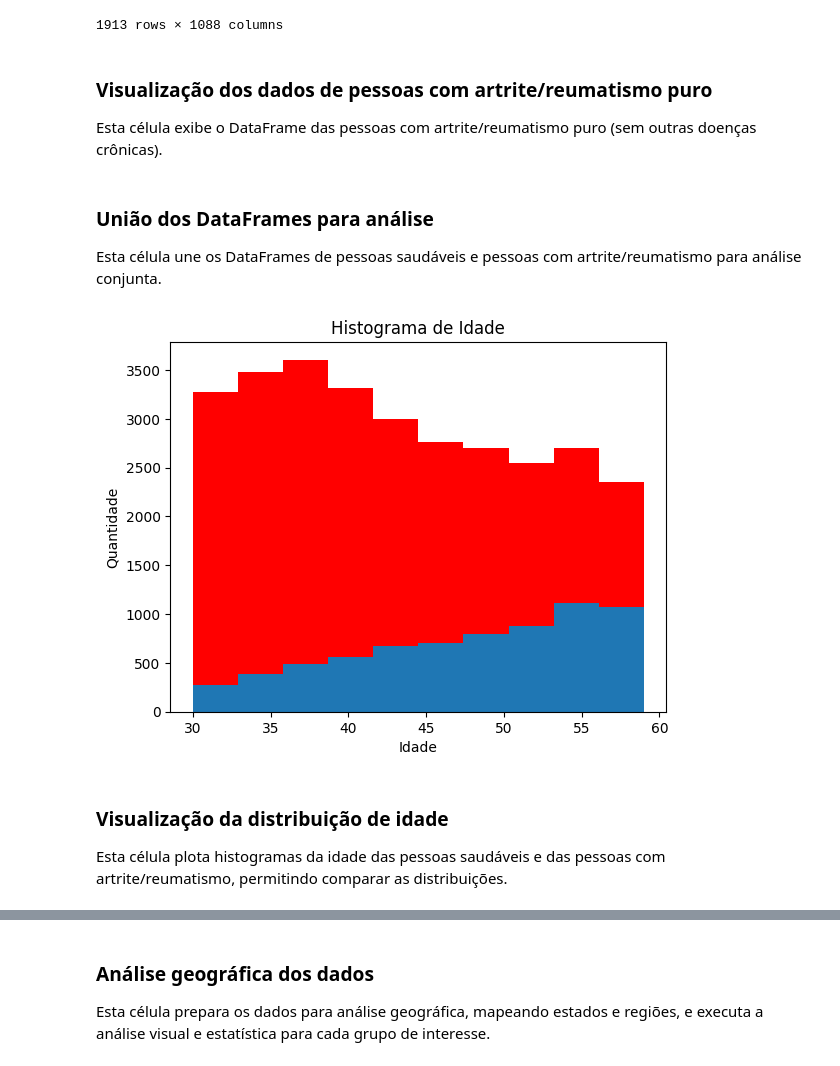
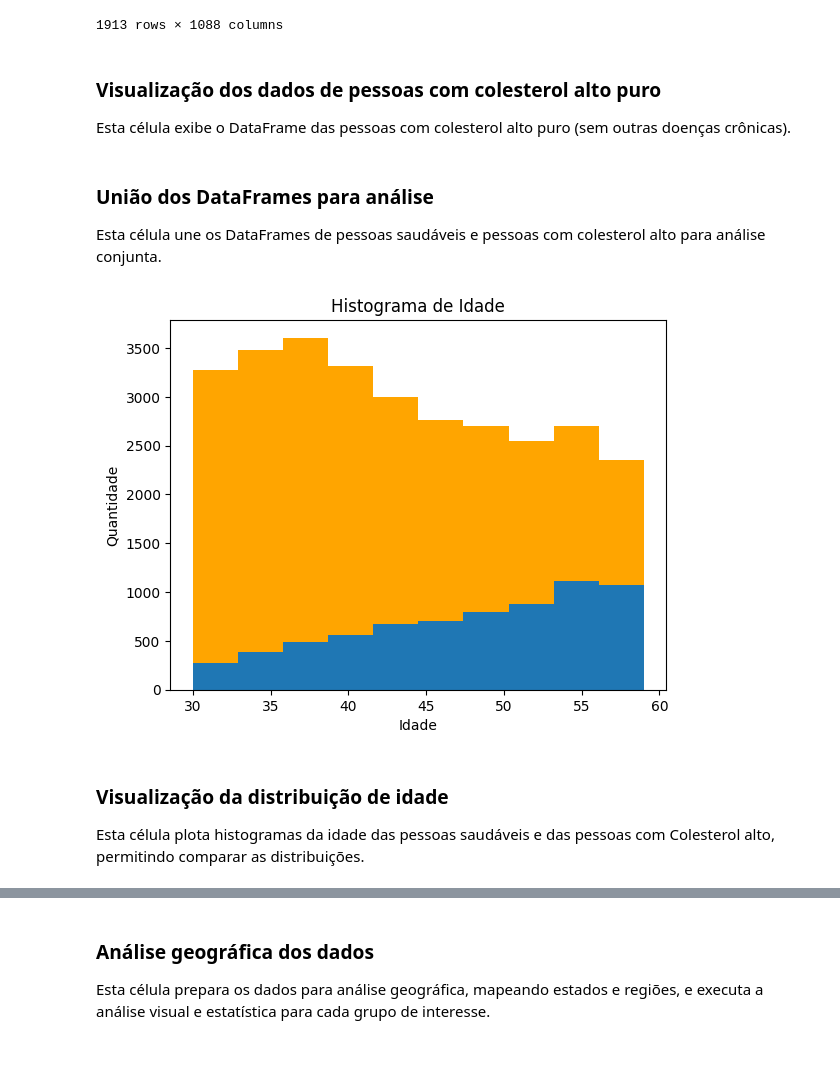
Before and after one commit to Gui28112006/Projeto-PNS-2019, a Jupyter notebook: notebooks/pessoas_saudaveis.ipynb, the cells around one changed output, grey strips where cells are left out. Cells and saved outputs as stored; diff of their text form; code cells hidden in the pictures.

Commit message:
Atualiza notebook e resultados da análise

```diff
--- a/notebooks/pessoas_saudaveis.ipynb
+++ b/notebooks/pessoas_saudaveis.ipynb
@@ -184,32 +184,34 @@ df_atri_reu_puro
 | 293650 | Distrito Federal | 5310220 | 530041727 | 1 | 1 | 2019 | 2.0 | 2 | 1 | 1.0 | ... | ... |
 1913 rows × 1088 columns
 # %% [markdown]
-### Visualização dos dados de pessoas com artrite/reumatismo puro
-Esta célula exibe o DataFrame das pessoas com artrite/reumatismo puro (sem outras doenças crônicas).
+### Visualização dos dados de pessoas com colesterol alto puro
+Esta célula exibe o DataFrame das pessoas com colesterol alto puro (sem outras doenças crônicas).
 # %%
 # Une os DataFrames de pessoas saudáveis e pessoas com artrite/reumatismo
 df_uniao = pd.concat([df_bem, df_atri_reu])
 # %% [markdown]
 ### União dos DataFrames para análise
-Esta célula une os DataFrames de pessoas saudáveis e pessoas com artrite/reumatismo para análise conjunta.
+Esta célula une os DataFrames de pessoas saudáveis e pessoas com colesterol alto para análise conjunta.
 # %%
 # Plota o histograma da idade das pessoas do DataFrame df_uniao em vermelho
-plt.hist(df_uniao['Idade'], color='red')
+plt.hist(df_uniao['Idade'], color='orange')
 # Plota o histograma da idade das pessoas com artrite/reumatismo
 plt.hist(df_atri_reu['Idade'])
 # Adiciona o título ao gráfico
 plt.title('Histograma de Idade')
 # Adiciona o rótulo do eixo X
 plt.xlabel('Idade')
 # Adiciona o rótulo do eixo Y
 plt.ylabel('Quantidade')
+#salva o grafico
+plt.savefig('graficos/colesterol_histograma_idade.png', dpi=300, bbox_inches='tight')
 # Exibe o gráfico
 plt.show()
 # %% [output]
-[figure, old version]
+[figure, new version]
 # %% [markdown]
 ### Visualização da distribuição de idade
-Esta célula plota histogramas da idade das pessoas saudáveis e das pessoas com artrite/reumatismo, permitindo comparar as distribuições.
+Esta célula plota histogramas da idade das pessoas saudáveis e das pessoas com Colesterol alto, permitindo comparar as distribuições.
 # %%
 # Conta e plota a frequência absoluta de portadores de artrite/reumatismo por estado
 contagem_artrite_reumatismo_es = df_atri_reu['Estado'].value_counts().sort_index()
```
Also changed, not shown: parts of 16 cells of this notebook, 21 other files.
